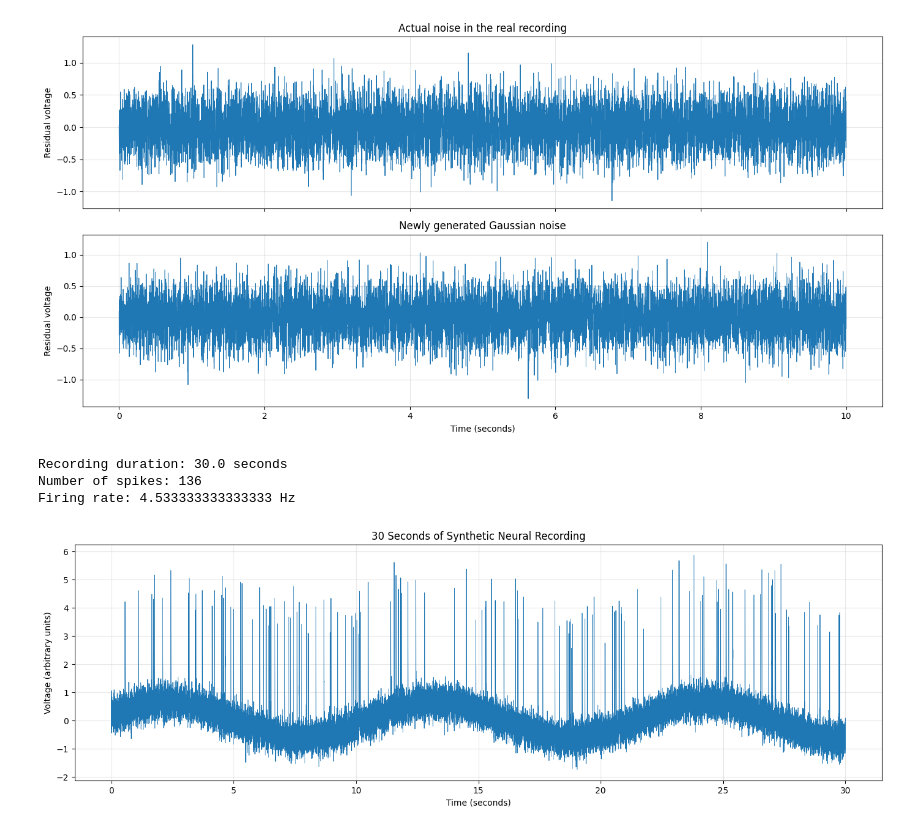
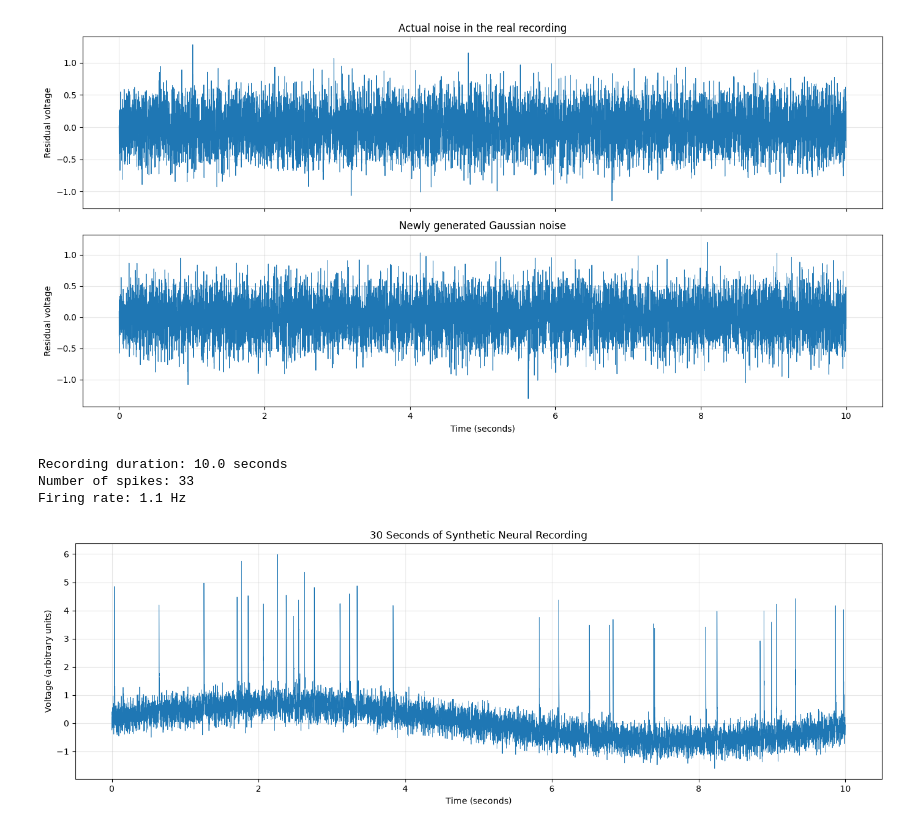
Before and after one commit to Chlo3Cook/spike-simulator-MAC, a Jupyter notebook: src/simulator.ipynb, the cells around one changed output. Drawn from its saved outputs; the diff is of its cells as text; code cells hidden in the pictures.

```diff
--- a/src/simulator.ipynb
+++ b/src/simulator.ipynb
@@ -772,25 +772,25 @@ def generate_signal(duration_s=30, seed=42, fs=1000):
 # %%
 
 # Generate 30 seconds of new data
 t, signal, spike_times, drift, spikes, noise = generate_signal(
-    duration_s=30,
-    seed=42
+    duration_s=10,
+    seed=None
 )
 
 print("Recording duration:", len(t)/1000, "seconds")
 print("Number of spikes:", len(spike_times))
 print("Firing rate:", len(spike_times)/30, "Hz")
 
 # Plot entire recording
 plt.figure(figsize=(17, 5))
 plt.plot(t, signal, linewidth=0.6)
 plt.title("30 Seconds of Synthetic Neural Recording")
 plt.xlabel("Time (seconds)")
 plt.ylabel("Voltage (arbitrary units)")
 plt.grid(alpha=0.3)
 plt.show()
 # %% [output]
-Recording duration: 30.0 seconds
-Number of spikes: 136
-Firing rate: 4.533333333333333 Hz
+Recording duration: 10.0 seconds
+Number of spikes: 33
+Firing rate: 1.1 Hz
-[figure, old version]
+[figure, new version]
```
Also changed, not shown: parts of 1 cell of this notebook, 1 other file.
